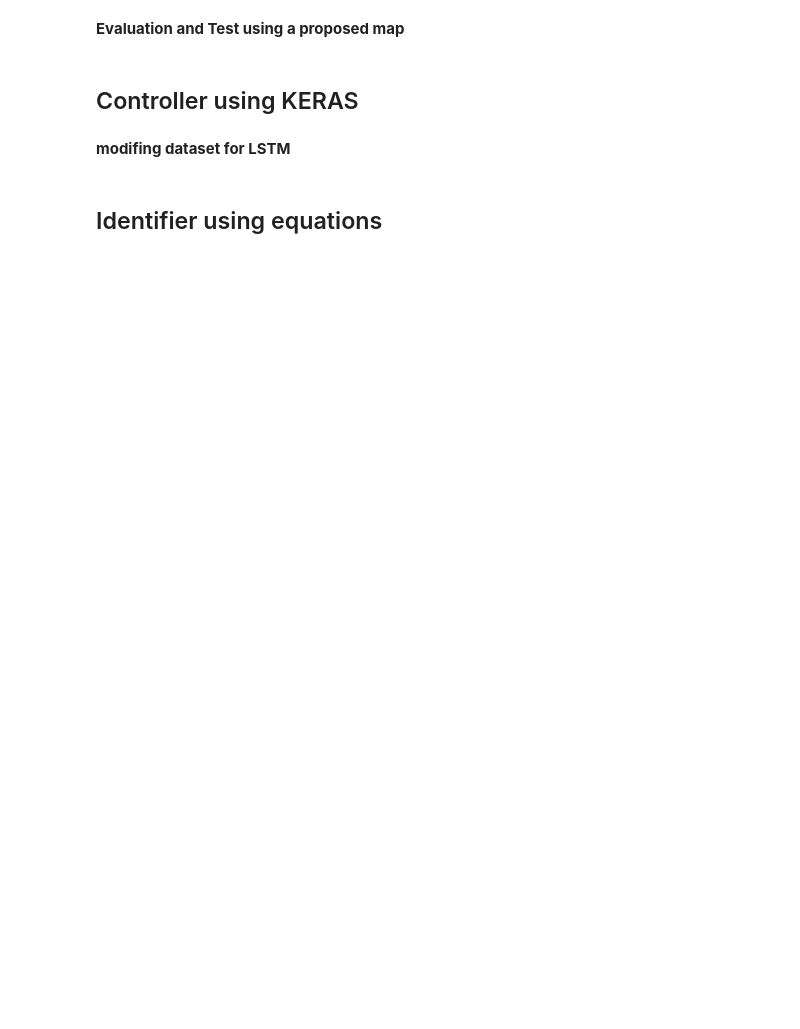
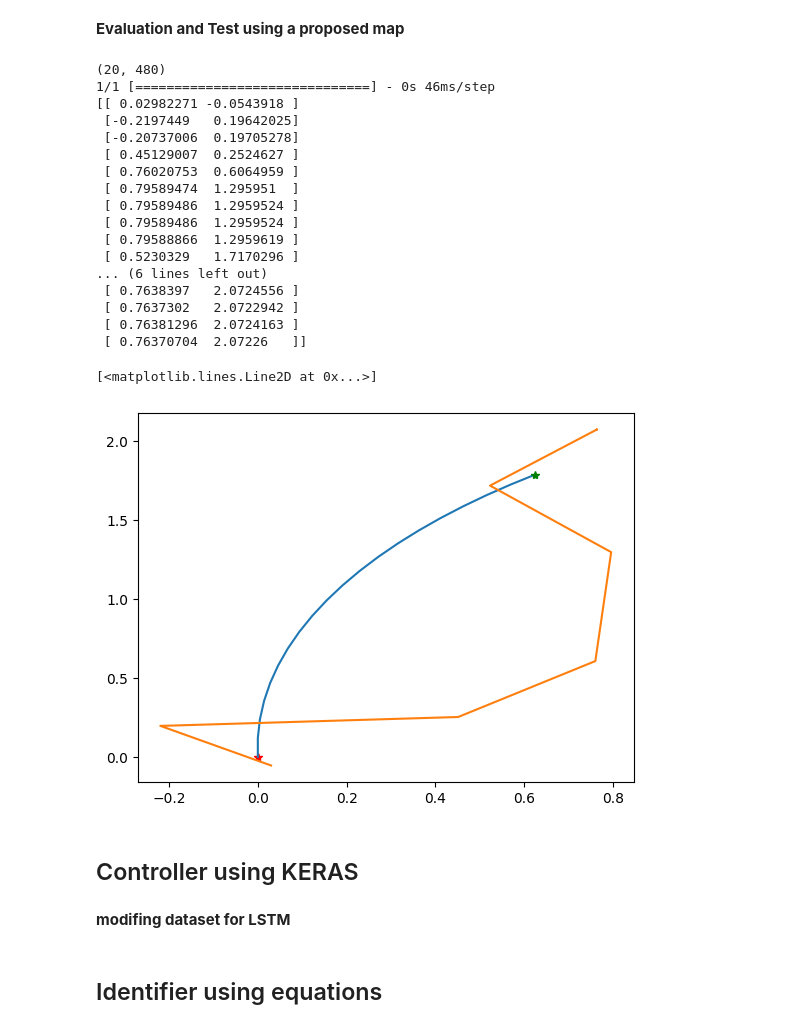
Before and after one commit to SinaRabiee/UGV_Obstacle_Avoidance, a Jupyter notebook: final.ipynb, the cells around one changed output. Cells and saved outputs as stored; diff of their text form; code cells hidden in the pictures; blank space fills up the shorter version.

```diff
--- a/final.ipynb
+++ b/final.ipynb
@@ -316,8 +306,8 @@ def feature_normalizer_minmax(x):
             x[i] = scaler.fit_transform(x[i].values.reshape((-1,1)))
     return x
 # %%
-x_train = feature_normalizer_std(x_train)
-x_train.head(5)
+data = feature_normalizer_std(data)
+data.head(5)
 # %% [markdown]
 **Filtering**
 # %%
@@ -348,19 +338,21 @@ def split_sequences(sequences, n_steps):
 		# find the end of this pattern
 		end_ix = i + n_steps
 		# check if we are beyond the dataset
-		if end_ix > len(sequences):
+		if end_ix > len(sequences)-1:
 			break
 		# gather input and output parts of the pattern
-		seq_x, seq_y = sequences[i:end_ix, :-2], sequences[end_ix-1, -2:]
+		seq_x, seq_y = sequences[i:end_ix, :], sequences[end_ix, -2:]
 		x.append(seq_x)
 		y.append(seq_y)
 	return np.array(x), np.array(y)
 
 # define input sequence
-in_seq1 = np.array(x_train[["pwm left"]]).reshape(-1, 1)
-in_seq2 = np.array(x_train[["pwm right"]]).reshape(-1, 1)
-out_seq1 = np.array(y_train[["x position"]]).reshape(-1, 1)
-out_seq2 = np.array(y_train[["y position"]]).reshape(-1, 1)
+in_seq1 = np.array(data[["pwm left"]]).reshape(-1, 1)
+in_seq2 = np.array(data[["pwm right"]]).reshape(-1, 1)
+in_seq3 = np.array(data[["x position"]]).reshape(-1, 1)
+in_seq4 = np.array(data[["y position"]]).reshape(-1, 1)
+out_seq1 = np.array(data[["x position"]]).reshape(-1, 1)
+out_seq2 = np.array(data[["y position"]]).reshape(-1, 1)
 
 # convert to [rows, columns] structure
 # in_seq1 = in_seq1.reshape((len(in_seq1), 1))
@@ -369,11 +361,12 @@ out_seq2 = np.array(y_train[["y position"]]).reshape(-1, 1)
 # out_seq2 = out_seq2.reshape((len(out_seq2), 1))
 
 # horizontally stack columns
-dataset = np.hstack((in_seq1, in_seq2, out_seq1, out_seq2))
+dataset = np.hstack((in_seq1, in_seq2, in_seq4, in_seq4, out_seq1, out_seq2))
 # convert into input/output (120 time steps as padded in the begining)
-n_steps = 82
+n_steps = 80
 x_train_seq, y_train_seq = split_sequences(dataset, n_steps)
 n_input = x_train_seq.shape[1] * x_train_seq.shape[2]
+n_output = y_train_seq.shape[1]
 for i in range(len(x)):
 	print(x_train_seq[i], y_train_seq[i])
 
@@ -384,7 +395,7 @@ x_train_seq = x_train_seq.reshape((x_train_seq.shape[0], n_input))
 # %%
 model_NN = tf.keras.Sequential()
 model_NN.add(tf.keras.layers.Input(n_input))
-model_NN.add(tf.keras.layers.Dense(10,activation='tanh'))
-model_NN.add(tf.keras.layers.Dense(2))
+model_NN.add(tf.keras.layers.Dense(20,activation='tanh'))
+model_NN.add(tf.keras.layers.Dense(n_output))
 
 model_NN.summary()
@@ -393,4 +418,4 @@ model_NN.summary()
 # %%
 model_NN.compile(optimizer=tf.keras.optimizers.Adam(learning_rate=0.005), loss='mse', metrics='mae')
 # history = model_NN.fit(x_train,y_train,batch_size=8,validation_split=0.2,epochs=50)
-history = model_NN.fit(x_train_seq,y_train_seq,batch_size=4,validation_split=0.2,epochs=3)
+history = model_NN.fit(x_train_seq,y_train_seq,batch_size=4,validation_split=0.2,epochs=20)
@@ -414,41 +460,63 @@ plt.show()
 **Evaluation and Test using a proposed map**
 # %%
 ## moving in a tunnel
-# pwm_right = np.arange(70,50,-1)
-# pwm_left = np.arange(50,30,-1)
-pwm_right = np.ones((50,))*70
-pwm_left = np.ones((50,))*70
+pwm_left = np.arange(70,50,-1)
+pwm_right = np.arange(50,30,-1)
+# pwm_right = np.ones((50,))*70
+# pwm_left = np.ones((50,))*70
 pwm_right = np.pad(pwm_right, (80,0), 'constant', constant_values=(0,))
 pwm_left = np.pad(pwm_left, (80,0), 'constant', constant_values=(0,))
 x,y= position(pwm_right, pwm_left)
 
 test_data = pd.DataFrame({'pwm_left': np.array(pwm_left).reshape(-1,),
                           'pwm_right': np.array(pwm_right).reshape(-1,),
                           'x position': np.array(x).reshape(-1,),
                           'y position': np.array(y).reshape(-1,)})
 
 in_seq1 = np.array(test_data[["pwm_left"]]).reshape(-1, 1)
 in_seq2 = np.array(test_data[["pwm_right"]]).reshape(-1, 1)
+in_seq3 = np.array(test_data[["x position"]]).reshape(-1, 1)
+in_seq4 = np.array(test_data[["y position"]]).reshape(-1, 1)
 out_seq1 = np.array(test_data[["x position"]]).reshape(-1, 1)
 out_seq2 = np.array(test_data[["y position"]]).reshape(-1, 1)
 
 # in_seq1 = in_seq1.reshape((len(in_seq1), 1))
 # in_seq2 = in_seq2.reshape((len(in_seq2), 1))
 # out_seq1 = out_seq1.reshape((len(out_seq1), 1))
 # out_seq2 = out_seq2.reshape((len(out_seq2), 1))
 
-dataset = np.hstack((in_seq1, in_seq2, out_seq1, out_seq2))
+dataset = np.hstack((in_seq1, in_seq2, in_seq4, in_seq4, out_seq1, out_seq2))
 # convert into input/output (120 time steps as padded in the begining)
 x_test, y_test = split_sequences(dataset, n_steps)
 n_input = x_test.shape[1] * x_test.shape[2]
 
 x_test = x_test.reshape((x_test.shape[0], n_input))
 print(x_test.shape)
 
 # prediction = model_NN.predict(test_data[['pwm_left', 'pwm_right']])
 prediction = model_NN.predict(x_test)
 print(prediction)
-plt.plot(prediction[:,1],prediction[:,0])
+plt.plot(prediction[:,0],prediction[:,1])
+# %% [output]
+(20, 480)
+1/1 [==============================] - 0s 46ms/step
+[[ 0.02982271 -0.0543918 ]
+ [-0.2197449   0.19642025]
+ [-0.20737006  0.19705278]
+ [ 0.45129007  0.2524627 ]
+ [ 0.76020753  0.6064959 ]
+ [ 0.79589474  1.295951  ]
+ [ 0.79589486  1.2959524 ]
+ [ 0.79589486  1.2959524 ]
+ [ 0.79588866  1.2959619 ]
+ [ 0.5230329   1.7170296 ]
+... (6 lines left out)
+ [ 0.7638397   2.0724556 ]
+ [ 0.7637302   2.0722942 ]
+ [ 0.76381296  2.0724163 ]
+ [ 0.76370704  2.07226   ]]
+[<matplotlib.lines.Line2D at 0x...>]
+[figure, added]
 # %% [markdown]
 ## Controller using KERAS
 # %% [markdown]
```
Also changed, not shown: parts of 10 cells of this notebook.
